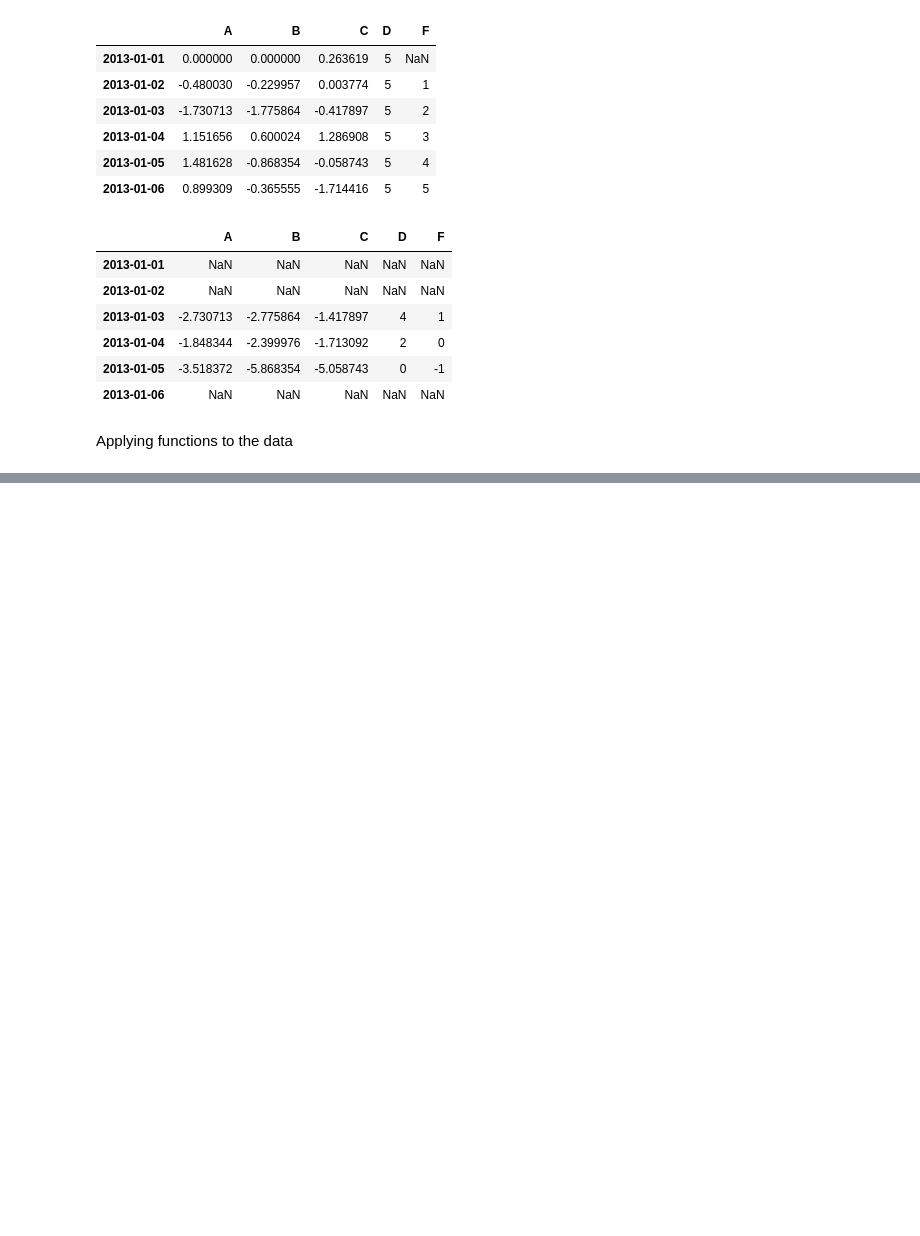
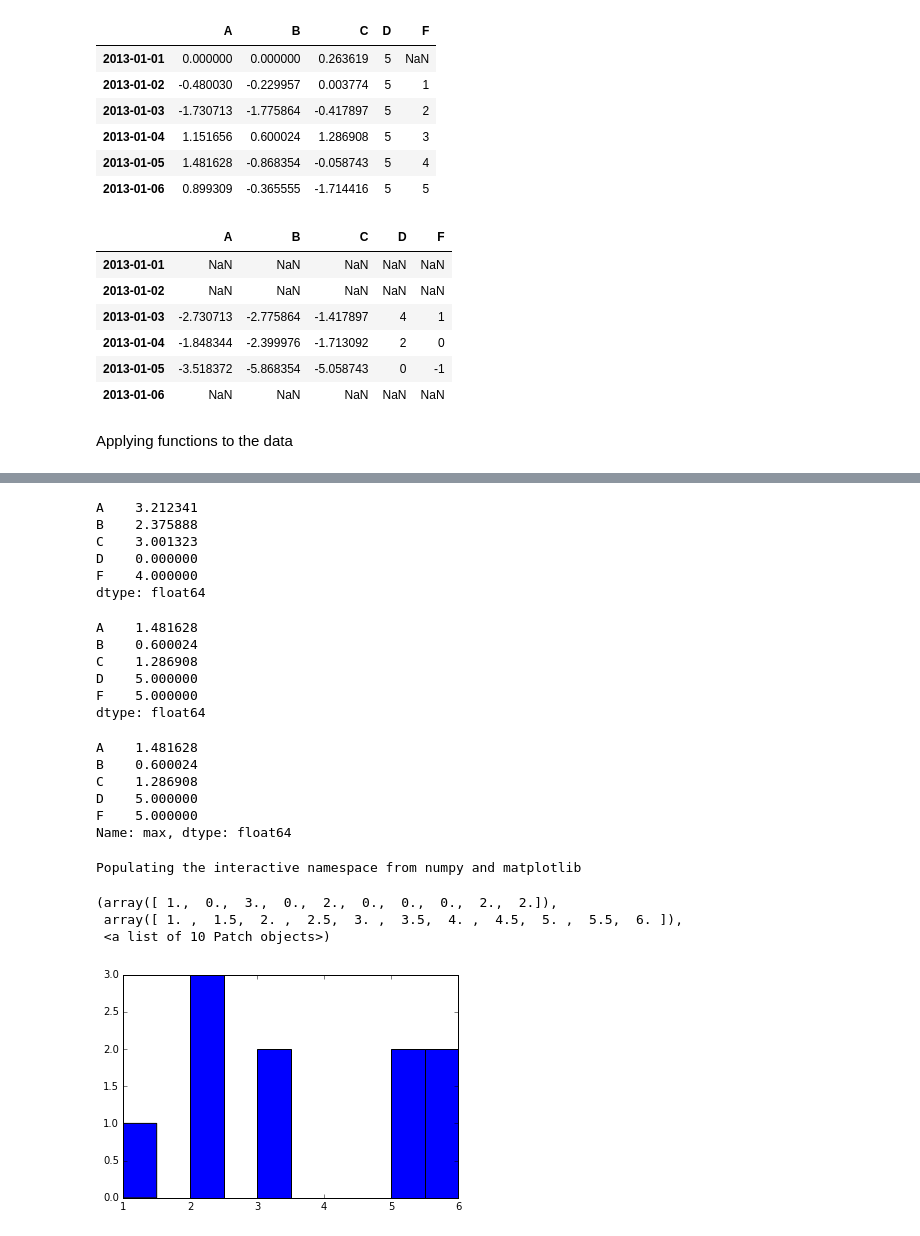
Before and after one commit to remenska/IPythonNotebooks, a Jupyter notebook: MachineLearning/10 Minutes to pandas.ipynb, the cells around one changed output, grey strips where cells are left out. Cells and saved outputs as stored; diff of their text form; code cells hidden in the pictures; blank space fills up the shorter version.

```diff
--- a/MachineLearning/10 Minutes to pandas.ipynb
+++ b/MachineLearning/10 Minutes to pandas.ipynb
@@ -542,0 +553,39 @@ Applying functions to the data
+# %%
+df.apply(lambda x: x.max() - x.min())
+# %% [output]
+A    3.212341
+B    2.375888
+C    3.001323
+D    0.000000
+F    4.000000
+dtype: float64
+# %%
+df.apply(lambda x: x.max())
+# %% [output]
+A    1.481628
+B    0.600024
+C    1.286908
+D    5.000000
+F    5.000000
+dtype: float64
+# %%
+df.describe().loc['max'] # same as above
+# %% [output]
+A    1.481628
+B    0.600024
+C    1.286908
+D    5.000000
+F    5.000000
+Name: max, dtype: float64
+# %%
+%pylab inline
+s = pd.Series(np.random.randint(0,7, size=10))
+# %% [output]
+Populating the interactive namespace from numpy and matplotlib
+# %%
+plt.hist(s)
+# %% [output]
+(array([ 1.,  0.,  3.,  0.,  2.,  0.,  0.,  0.,  2.,  2.]),
+ array([ 1. ,  1.5,  2. ,  2.5,  3. ,  3.5,  4. ,  4.5,  5. ,  5.5,  6. ]),
+ <a list of 10 Patch objects>)
+[figure, added]
```
Also changed, not shown: parts of 47 cells of this notebook.
